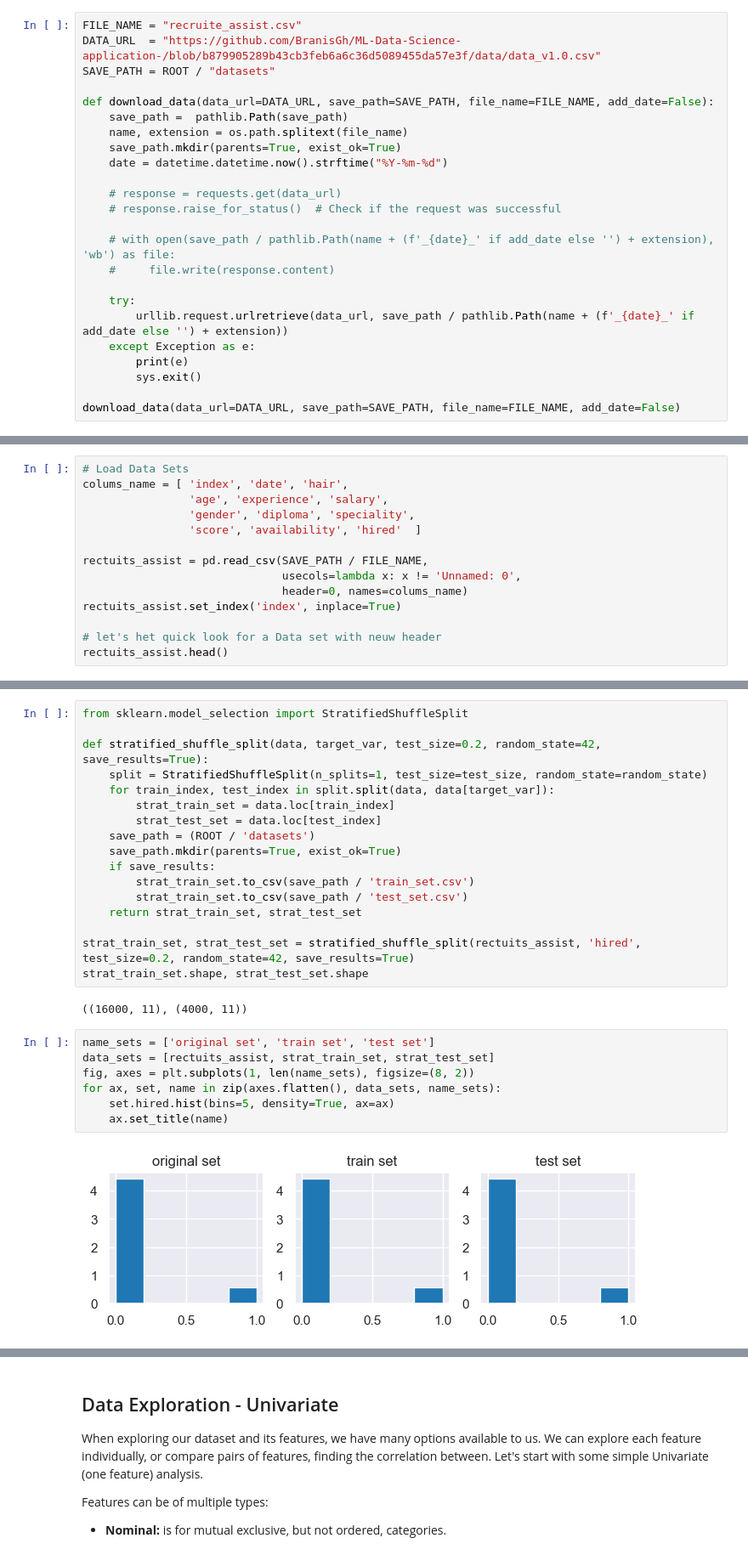
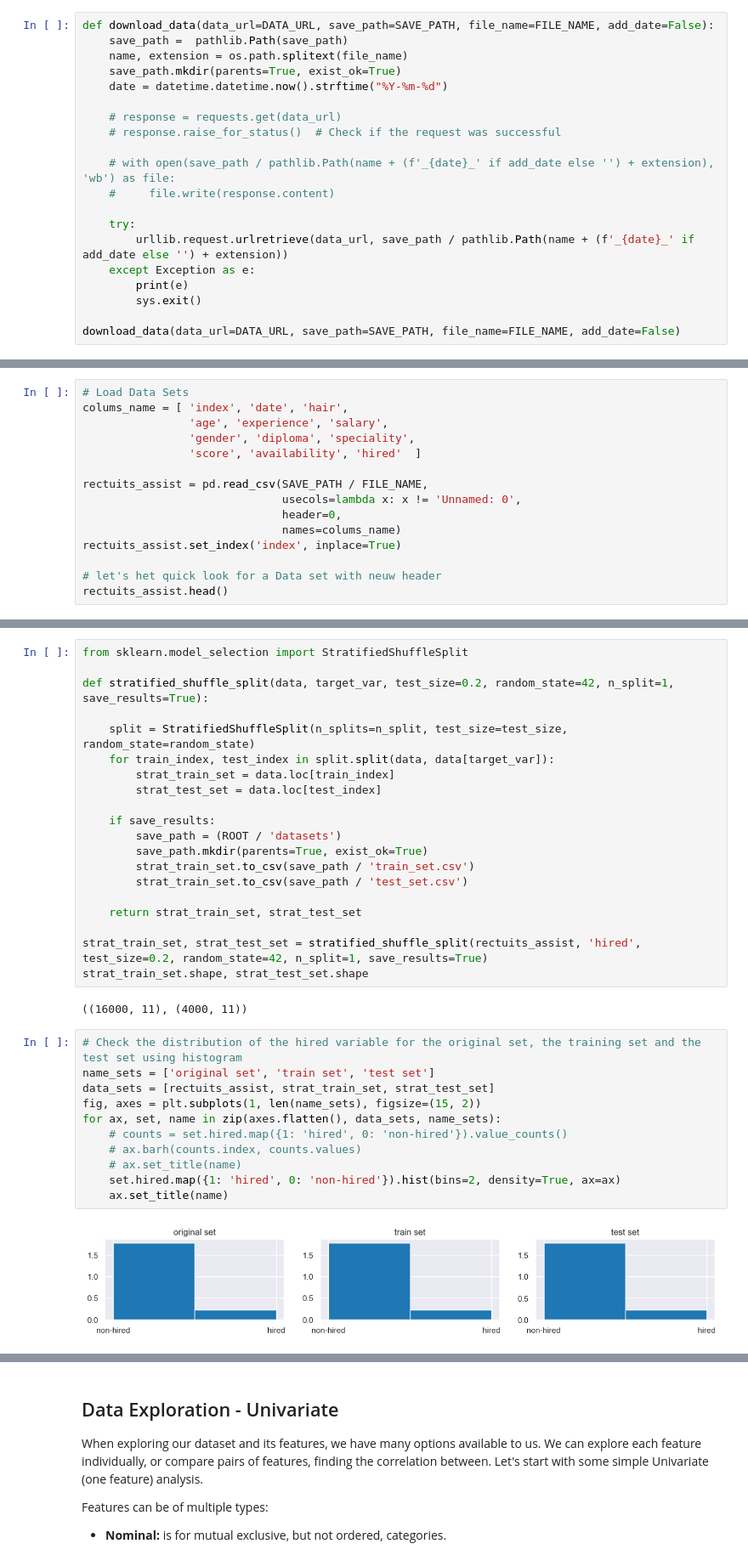
Before and after one commit to BranisGh/Data-Science-Projects, a Jupyter notebook: recruit_assist/recruit_assist.ipynb, the cells around one changed output, grey strips where cells are left out. Shown at 85% size. Saved outputs shown, nothing was run; the diff lists cells and outputs as text.

```diff
--- a/recruit_assist/recruit_assist.ipynb
+++ b/recruit_assist/recruit_assist.ipynb
@@ -78,9 +82,5 @@ DATA_URL  = "https://github.com/BranisGh/ML-Data-Science-application-/blob/b8799
 SAVE_PATH = ROOT / "datasets"
 # %%
-FILE_NAME = "recruite_assist.csv"
-DATA_URL  = "https://github.com/BranisGh/ML-Data-Science-application-/blob/b879905289b43cb3feb6a6c36d5089455da57e3f/data/data_v1.0.csv"
-SAVE_PATH = ROOT / "datasets"
-
 def download_data(data_url=DATA_URL, save_path=SAVE_PATH, file_name=FILE_NAME, add_date=False):
     save_path =  pathlib.Path(save_path)
     name, extension = os.path.splitext(file_name)
@@ -146,7 +146,8 @@ colums_name = [ 'index', 'date', 'hair',
 
 rectuits_assist = pd.read_csv(SAVE_PATH / FILE_NAME,
                               usecols=lambda x: x != 'Unnamed: 0',
-                              header=0, names=colums_name)
+                              header=0,
+                              names=colums_name)
 rectuits_assist.set_index('index', inplace=True)
 
 # let's het quick look for a Data set with neuw header
@@ -222,29 +241,36 @@ dtype: int64
 # %%
 from sklearn.model_selection import StratifiedShuffleSplit
 
-def stratified_shuffle_split(data, target_var, test_size=0.2, random_state=42, save_results=True):
-    split = StratifiedShuffleSplit(n_splits=1, test_size=test_size, random_state=random_state)
+def stratified_shuffle_split(data, target_var, test_size=0.2, random_state=42, n_split=1, save_results=True):
+
+    split = StratifiedShuffleSplit(n_splits=n_split, test_size=test_size, random_state=random_state)
     for train_index, test_index in split.split(data, data[target_var]):
         strat_train_set = data.loc[train_index]
         strat_test_set = data.loc[test_index]
-    save_path = (ROOT / 'datasets')
-    save_path.mkdir(parents=True, exist_ok=True)
+
     if save_results:
+        save_path = (ROOT / 'datasets')
+        save_path.mkdir(parents=True, exist_ok=True)
         strat_train_set.to_csv(save_path / 'train_set.csv')
         strat_train_set.to_csv(save_path / 'test_set.csv')
+
     return strat_train_set, strat_test_set
 
-strat_train_set, strat_test_set = stratified_shuffle_split(rectuits_assist, 'hired', test_size=0.2, random_state=42, save_results=True)
+strat_train_set, strat_test_set = stratified_shuffle_split(rectuits_assist, 'hired', test_size=0.2, random_state=42, n_split=1, save_results=True)
 strat_train_set.shape, strat_test_set.shape
 # %% [output]
 ((16000, 11), (4000, 11))
 # %%
+# Check the distribution of the hired variable for the original set, the training set and the test set using histogram
 name_sets = ['original set', 'train set', 'test set']
 data_sets = [rectuits_assist, strat_train_set, strat_test_set]
-fig, axes = plt.subplots(1, len(name_sets), figsize=(8, 2))
+fig, axes = plt.subplots(1, len(name_sets), figsize=(15, 2))
 for ax, set, name in zip(axes.flatten(), data_sets, name_sets):
-    set.hired.hist(bins=5, density=True, ax=ax)
+    # counts = set.hired.map({1: 'hired', 0: 'non-hired'}).value_counts()
+    # ax.barh(counts.index, counts.values)
+    # ax.set_title(name)
+    set.hired.map({1: 'hired', 0: 'non-hired'}).hist(bins=2, density=True, ax=ax)
     ax.set_title(name)
 # %% [output]
-[figure, old version]
+[figure, new version]
 # %%
```
Also changed, not shown: parts of 9 cells of this notebook, 2 other files.
